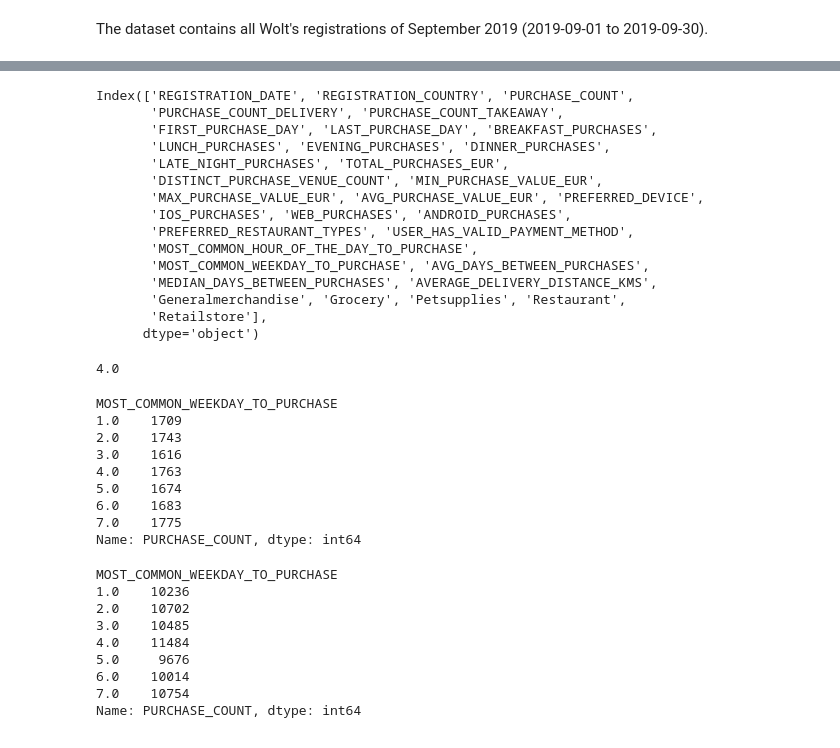
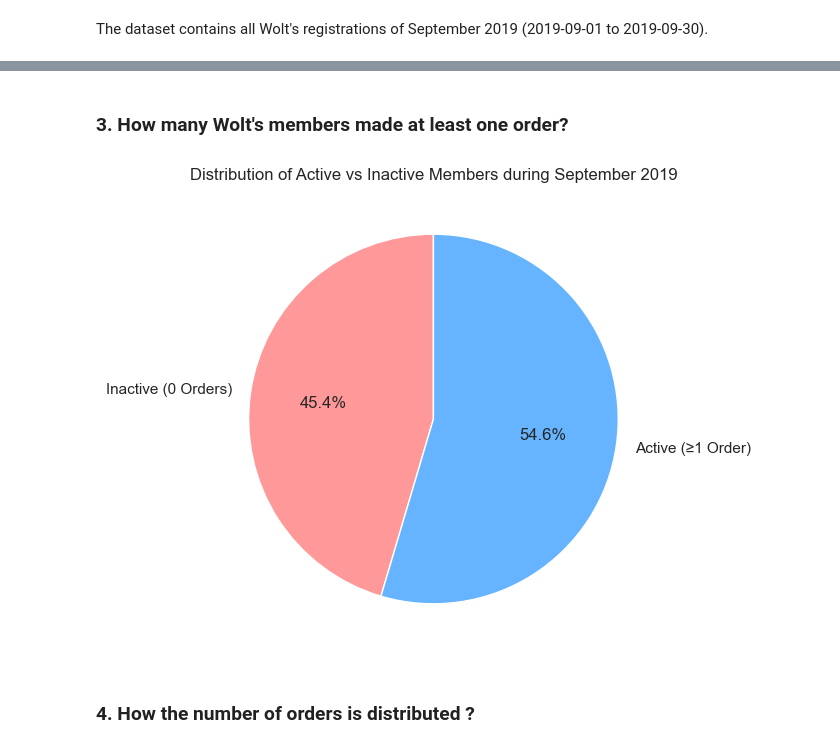
Before and after one commit to leonemma/wolt-eda, a Jupyter notebook: Wolt Project.ipynb, the cells around one changed output, grey strips where cells are left out. Cells and saved outputs as stored; diff of their text form; code cells hidden in the pictures.

```diff
--- a/Wolt Project.ipynb
+++ b/Wolt Project.ipynb
@@ -508,52 +424,15 @@ sns.distplot(df['AVERAGE_DELIVERY_DISTANCE_KMS'])
-# %%
-df.columns
-# %% [output]
-Index(['REGISTRATION_DATE', 'REGISTRATION_COUNTRY', 'PURCHASE_COUNT',
-       'PURCHASE_COUNT_DELIVERY', 'PURCHASE_COUNT_TAKEAWAY',
-       'FIRST_PURCHASE_DAY', 'LAST_PURCHASE_DAY', 'BREAKFAST_PURCHASES',
-       'LUNCH_PURCHASES', 'EVENING_PURCHASES', 'DINNER_PURCHASES',
-       'LATE_NIGHT_PURCHASES', 'TOTAL_PURCHASES_EUR',
-       'DISTINCT_PURCHASE_VENUE_COUNT', 'MIN_PURCHASE_VALUE_EUR',
-       'MAX_PURCHASE_VALUE_EUR', 'AVG_PURCHASE_VALUE_EUR', 'PREFERRED_DEVICE',
-       'IOS_PURCHASES', 'WEB_PURCHASES', 'ANDROID_PURCHASES',
-       'PREFERRED_RESTAURANT_TYPES', 'USER_HAS_VALID_PAYMENT_METHOD',
-       'MOST_COMMON_HOUR_OF_THE_DAY_TO_PURCHASE',
-       'MOST_COMMON_WEEKDAY_TO_PURCHASE', 'AVG_DAYS_BETWEEN_PURCHASES',
-       'MEDIAN_DAYS_BETWEEN_PURCHASES', 'AVERAGE_DELIVERY_DISTANCE_KMS',
-       'Generalmerchandise', 'Grocery', 'Petsupplies', 'Restaurant',
-       'Retailstore'],
-      dtype='object')
-# %%
-# Assuming 'df' is your DataFrame
-# Group by the most common weekday and sum the purchase counts
-weekday_purchases = df.groupby('MOST_COMMON_WEEKDAY_TO_PURCHASE')['PURCHASE_COUNT'].sum()
-
-# Find the weekday with the highest total number of purchases
-most_common_weekday = weekday_purchases.idxmax()
-print(most_common_weekday)
-# %% [output]
-4.0
-# %%
-df.groupby('MOST_COMMON_WEEKDAY_TO_PURCHASE')['PURCHASE_COUNT'].count()
-# %% [output]
-MOST_COMMON_WEEKDAY_TO_PURCHASE
-1.0    1709
-2.0    1743
-3.0    1616
-4.0    1763
-5.0    1674
-6.0    1683
-7.0    1775
-Name: PURCHASE_COUNT, dtype: int64
-# %%
-df.groupby('MOST_COMMON_WEEKDAY_TO_PURCHASE')['PURCHASE_COUNT'].sum()
-# %% [output]
-MOST_COMMON_WEEKDAY_TO_PURCHASE
-1.0    10236
-2.0    10702
-3.0    10485
-4.0    11484
-5.0     9676
-6.0    10014
-7.0    10754
-Name: PURCHASE_COUNT, dtype: int64
+# %% [markdown]
+### 3. How many Wolt's members made at least one order?
+# %%
+sizes = [inactive_members.shape[0], active_members.shape[0]]
+labels = ['Inactive (0 Orders)', 'Active (≥1 Order)']
+colors = ['#ff9999','#66b3ff']
+
+plt.figure(figsize=(6,6))
+plt.pie(sizes, labels=labels, colors=colors, autopct='%1.1f%%', startangle=90)
+plt.title('Distribution of Active vs Inactive Members during September 2019')
+plt.show()
+# %% [output]
+[figure, added]
+# %% [markdown]
+### 4. How the number of orders is distributed ?
```
Also changed, not shown: parts of 75 cells of this notebook.
